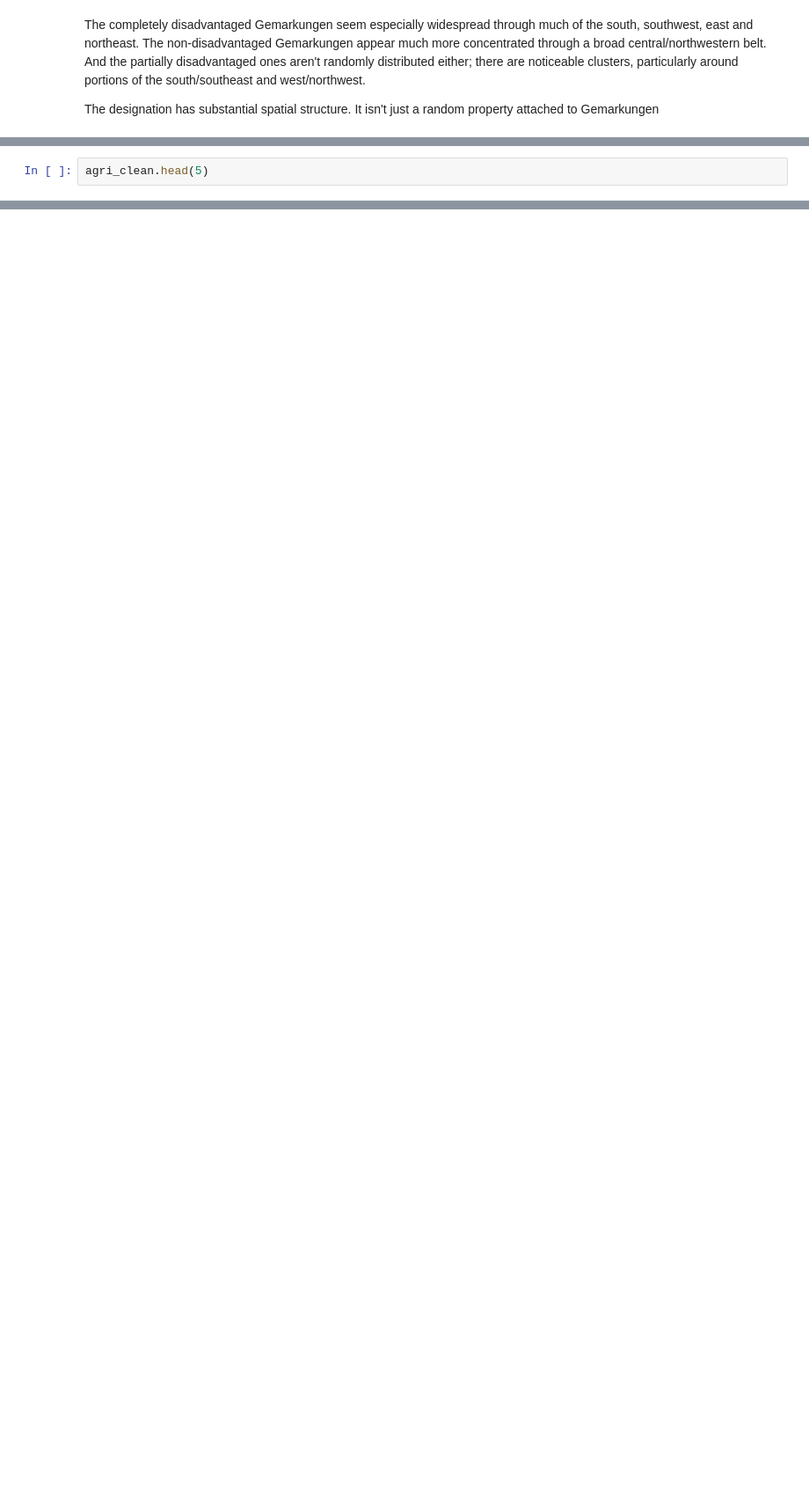
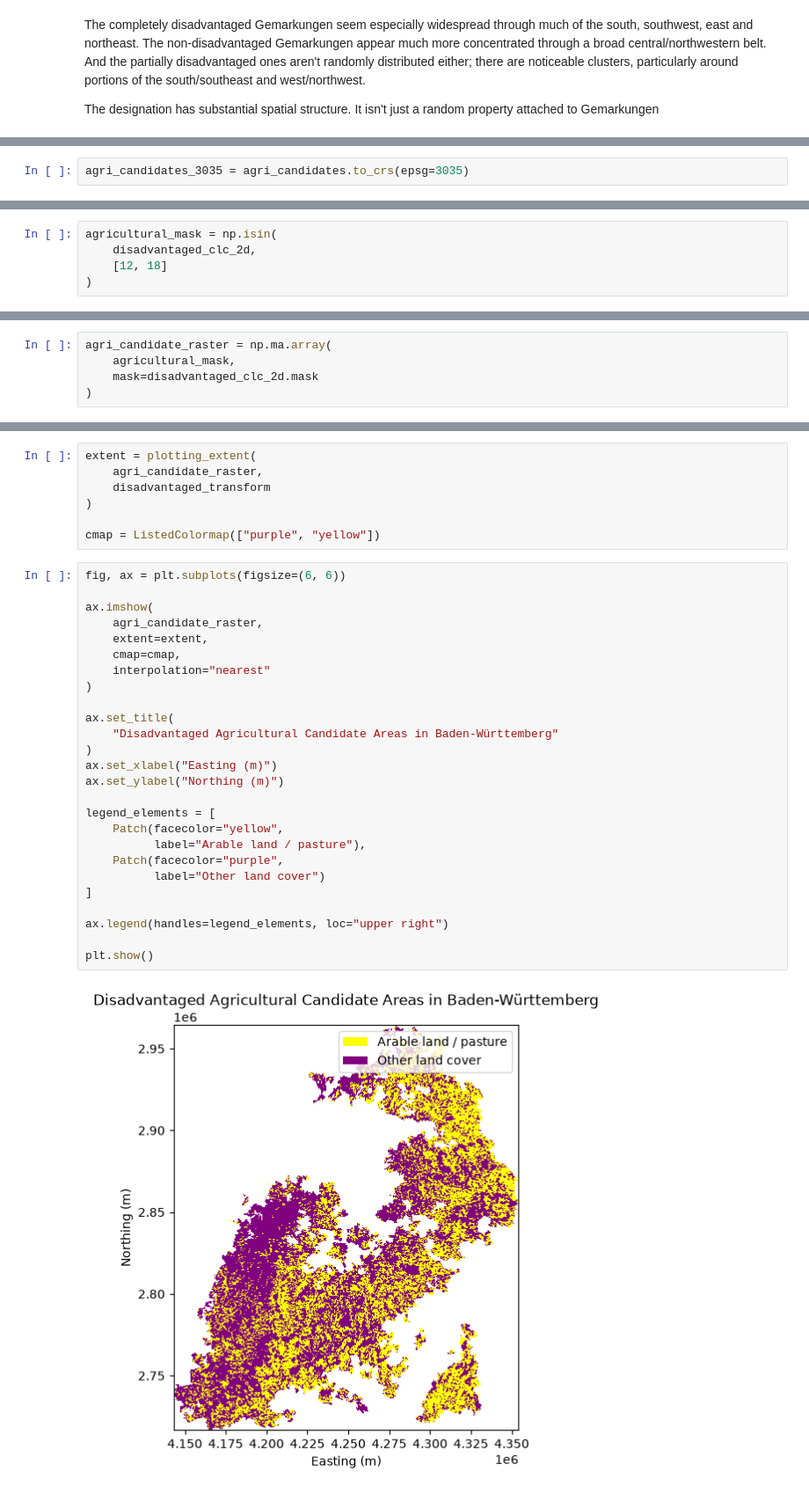
Before and after one commit to simisk/renewable-energy-site-intelligence, a Jupyter notebook: notebooks/04_suitability_constraints.ipynb, the cells around one changed output, grey strips where cells are left out. Shown at 88% size. Cells and saved outputs as stored; diff of their text form; blank space fills up the shorter version.

Commit message:
Mapping of disadvantages agricultural candidates in BW

```diff
--- a/notebooks/04_suitability_constraints.ipynb
+++ b/notebooks/04_suitability_constraints.ipynb
@@ -273,2 +282,2 @@ The designation has substantial spatial structure. It isn't just a random proper
 # %%
-agri_clean.head(5)
+agri_candidates_3035 = agri_candidates.to_crs(epsg=3035)
@@ -281,0 +354,5 @@ agri_clean.head(5)
+# %%
+agricultural_mask = np.isin(
+    disadvantaged_clc_2d,
+    [12, 18]
+)
@@ -281,0 +373,5 @@ agri_clean.head(5)
+# %%
+agri_candidate_raster = np.ma.array(
+    agricultural_mask,
+    mask=disadvantaged_clc_2d.mask
+)
@@ -281,0 +416,35 @@ agri_clean.head(5)
+# %%
+extent = plotting_extent(
+    agri_candidate_raster,
+    disadvantaged_transform
+)
+
+cmap = ListedColormap(["purple", "yellow"])
+# %%
+fig, ax = plt.subplots(figsize=(6, 6))
+
+ax.imshow(
+    agri_candidate_raster,
+    extent=extent,
+    cmap=cmap,
+    interpolation="nearest"
+)
+
+ax.set_title(
+    "Disadvantaged Agricultural Candidate Areas in Baden-Württemberg"
+)
+ax.set_xlabel("Easting (m)")
+ax.set_ylabel("Northing (m)")
+
+legend_elements = [
+    Patch(facecolor="yellow",
+          label="Arable land / pasture"),
+    Patch(facecolor="purple",
+          label="Other land cover")
+]
+
+ax.legend(handles=legend_elements, loc="upper right")
+
+plt.show()
+# %% [output]
+[figure, added]
```
Also changed, not shown: parts of 25 cells of this notebook.
